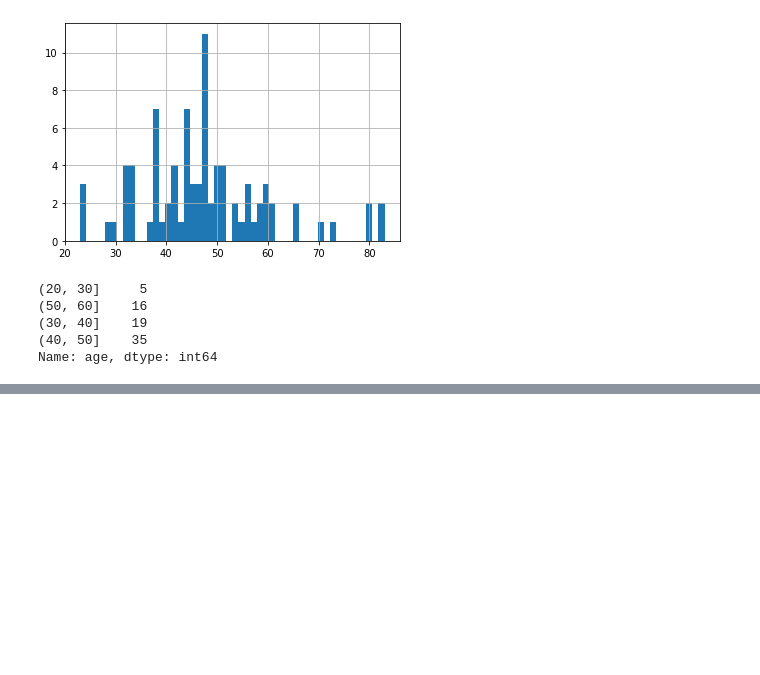
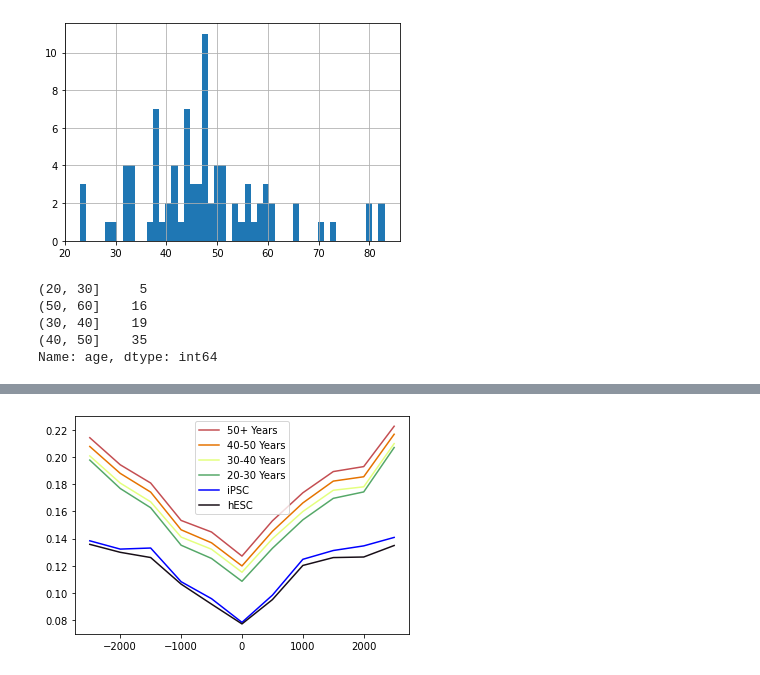
Before and after one commit to moqri/aging_2021, a Jupyter notebook: index/index.ipynb, the cells around one changed output, grey strips where cells are left out. Saved outputs shown, nothing was run; the diff lists cells and outputs as text; code cells hidden in the pictures; blank space fills up the shorter version.

```diff
--- a/index/index.ipynb
+++ b/index/index.ipynb
@@ -199,0 +230,5 @@ ax=sns.lineplot(data=pl,dashes=False,palette = sns.color_palette(["#55a868","#E5
+# %%
+ax=sns.lineplot(data=pls,dashes=False,hue_order=['50+ Years','40-50 Years','30-40 Years','20-30 Years','iPSC','hESC'],
+                palette = sns.color_palette(["#c44e52","#E57300","#E4FF7F","#55a868","#0000FF","#180e17"]))
+# %% [output]
+[figure, added]
```
Also changed, not shown: parts of 18 cells of this notebook, 5 other files.
